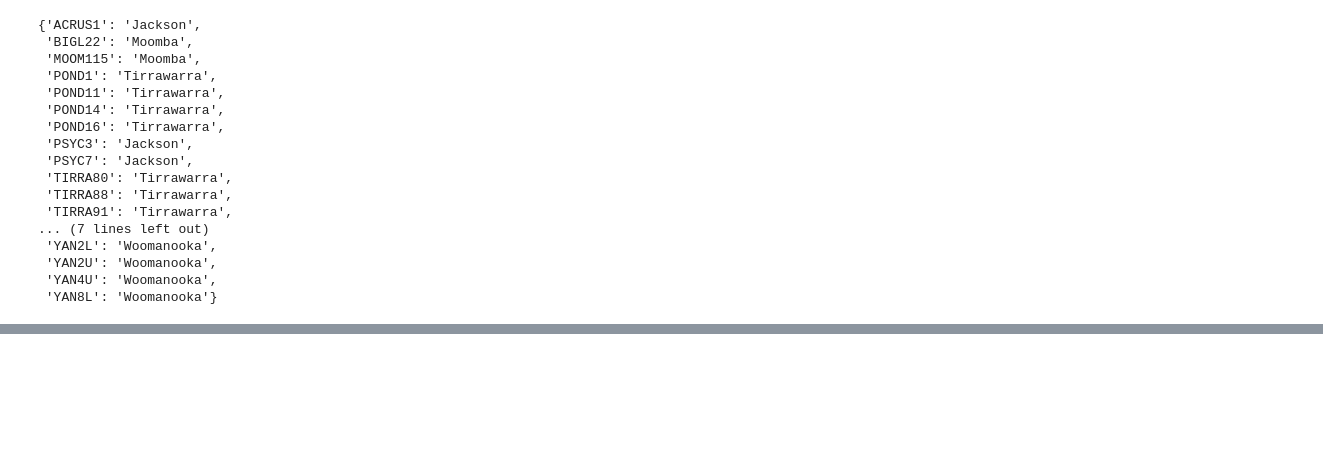
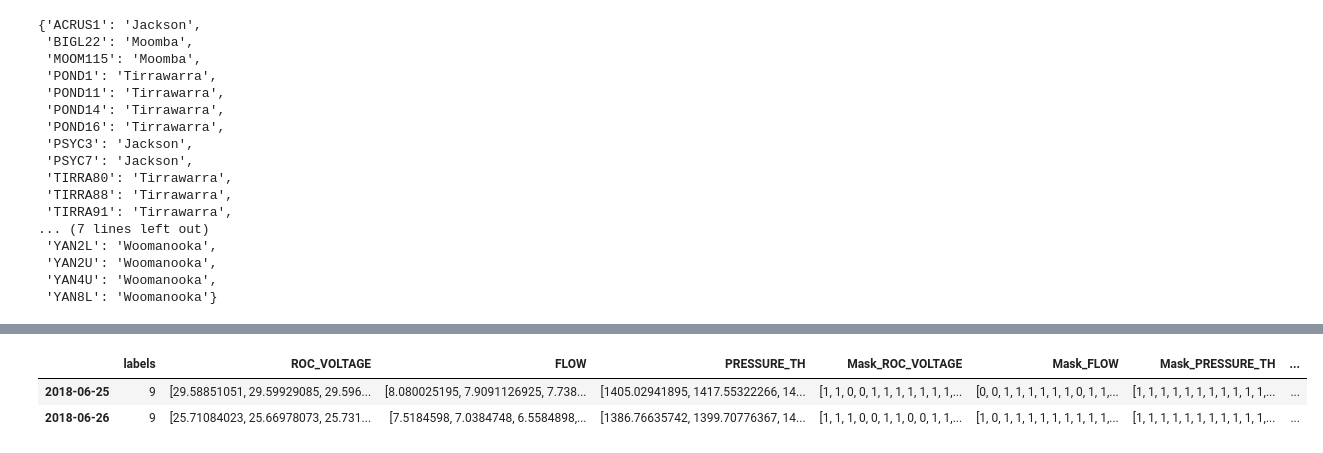
Before and after one commit to HarryLe95/Consilium_ROC_HOANG, a Jupyter notebook: app/Weather_Classification.ipynb, the cells around one changed output, grey strips where cells are left out. Cells and saved outputs as stored; diff of their text form; code cells hidden in the pictures; blank space fills up the shorter version.

```diff
--- a/app/Weather_Classification.ipynb
+++ b/app/Weather_Classification.ipynb
@@ -161,0 +139,6 @@ TIRRA80_df
+# %%
+label_df[label_df.labels==9]
+# %% [output]
+|  | labels | ROC_VOLTAGE | FLOW | PRESSURE_TH | Mask_ROC_VOLTAGE | Mask_FLOW | Mask_PRESSURE_TH | ... |
+| 2018-06-25 | 9 | [29.58851051, 29.59929085, 29.596... | [8.080025195, 7.9091126925, 7.738... | [1405.02941895, 1417.55322266, 14... | [1, 1, 0, 0, 1, 1, 1, 1, 1, 1, 1,... | [0, 0, 1, 1, 1, 1, 1, 1, 0, 1, 1,... | [1, 1, 1, 1, 1, 1, 1, 1, 1, 1, 1,... | ... |
+| 2018-06-26 | 9 | [25.71084023, 25.66978073, 25.731... | [7.5184598, 7.0384748, 6.5584898,... | [1386.76635742, 1399.70776367, 14... | [1, 1, 1, 0, 0, 1, 1, 0, 0, 1, 1,... | [1, 0, 1, 1, 1, 1, 1, 1, 1, 1, 1,... | [1, 1, 1, 1, 1, 1, 1, 1, 1, 1, 1,... | ... |
```
Also changed, not shown: parts of 12 cells of this notebook, 2 other files.
